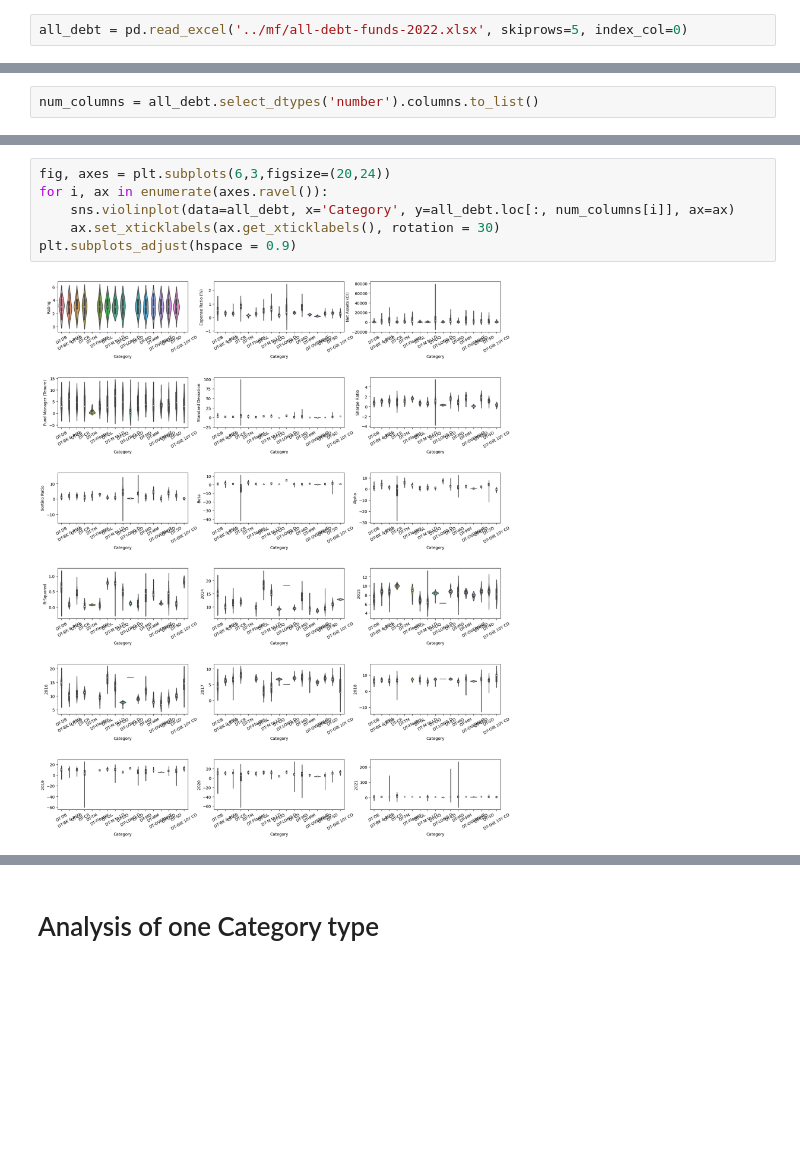
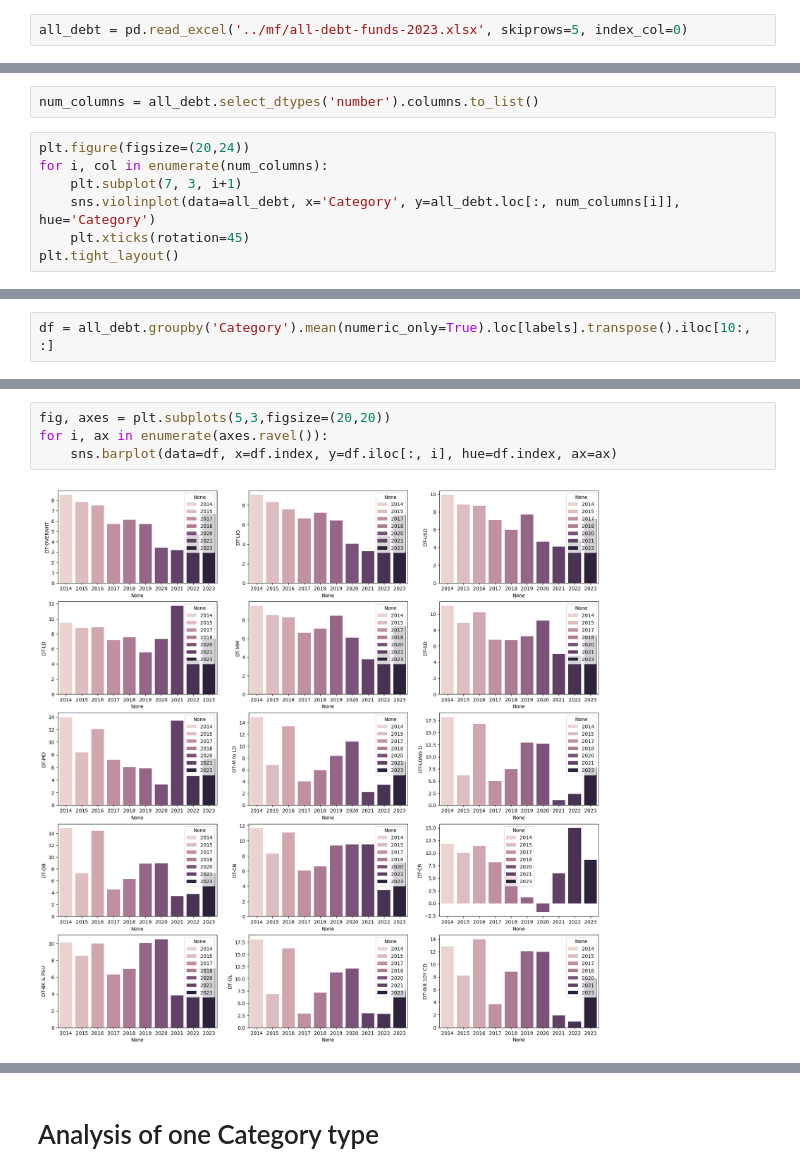
Before and after one commit to dsanr/Mutual-Funds-Analysis, a Jupyter notebook: mf-debt.ipynb, the cells around one changed output, grey strips where cells are left out. Cells and saved outputs as stored; diff of their text form; blank space fills up the shorter version.

Commit message:
Updated with 2023 data

```diff
--- a/mf-debt.ipynb
+++ b/mf-debt.ipynb
@@ -4,7 +4,7 @@ import pandas as pd
 import matplotlib.pyplot as plt
 import seaborn as sns
 # %%
-all_debt = pd.read_excel('../mf/all-debt-funds-2022.xlsx', skiprows=5, index_col=0)
+all_debt = pd.read_excel('../mf/all-debt-funds-2023.xlsx', skiprows=5, index_col=0)
 # %%
 all_debt
 # %% [output]
@@ -156,2 +155,9 @@ sns.scatterplot(data=all_debt, x='Fund Return Grade', y='Fund Risk Grade', hue='
 # %%
 num_columns = all_debt.select_dtypes('number').columns.to_list()
+# %%
+plt.figure(figsize=(20,24))
+for i, col in enumerate(num_columns):
+    plt.subplot(7, 3, i+1)
+    sns.violinplot(data=all_debt, x='Category', y=all_debt.loc[:, num_columns[i]], hue='Category')
+    plt.xticks(rotation=45)
+plt.tight_layout()
@@ -157,0 +187,2 @@ num_columns = all_debt.select_dtypes('number').columns.to_list()
+# %%
+df = all_debt.groupby('Category').mean(numeric_only=True).loc[labels].transpose().iloc[10:, :]
@@ -158,8 +203,6 @@ num_columns = all_debt.select_dtypes('number').columns.to_list()
 # %%
-fig, axes = plt.subplots(6,3,figsize=(20,24))
+fig, axes = plt.subplots(5,3,figsize=(20,20))
 for i, ax in enumerate(axes.ravel()):
-    sns.violinplot(data=all_debt, x='Category', y=all_debt.loc[:, num_columns[i]], ax=ax)
-    ax.set_xticklabels(ax.get_xticklabels(), rotation = 30)
-plt.subplots_adjust(hspace = 0.9)
+    sns.barplot(data=df, x=df.index, y=df.iloc[:, i], hue=df.index, ax=ax)
 # %% [output]
-[figure, old version]
+[figure, new version]
```
Also changed, not shown: parts of 49 cells of this notebook, 3 other files.
